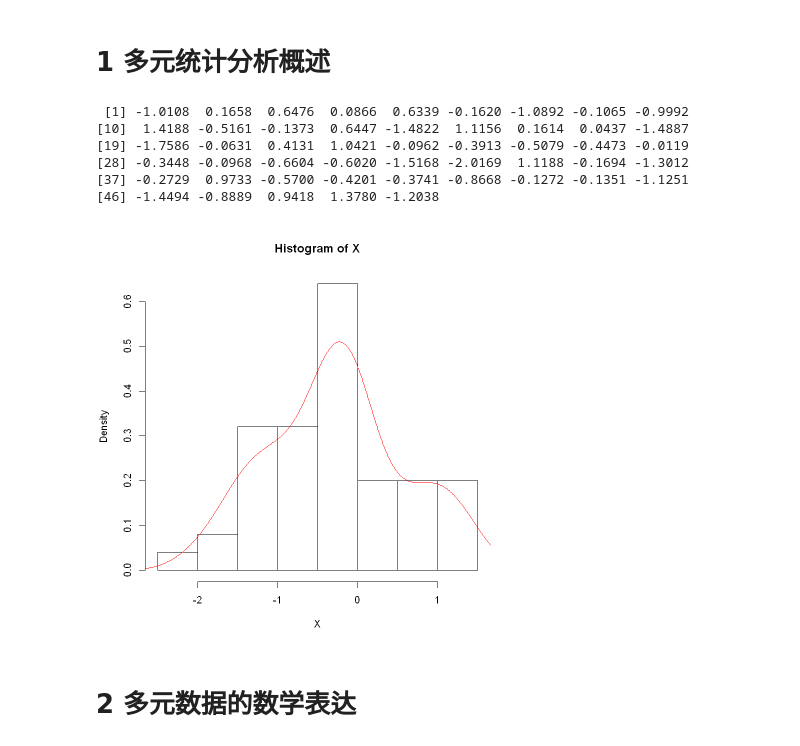
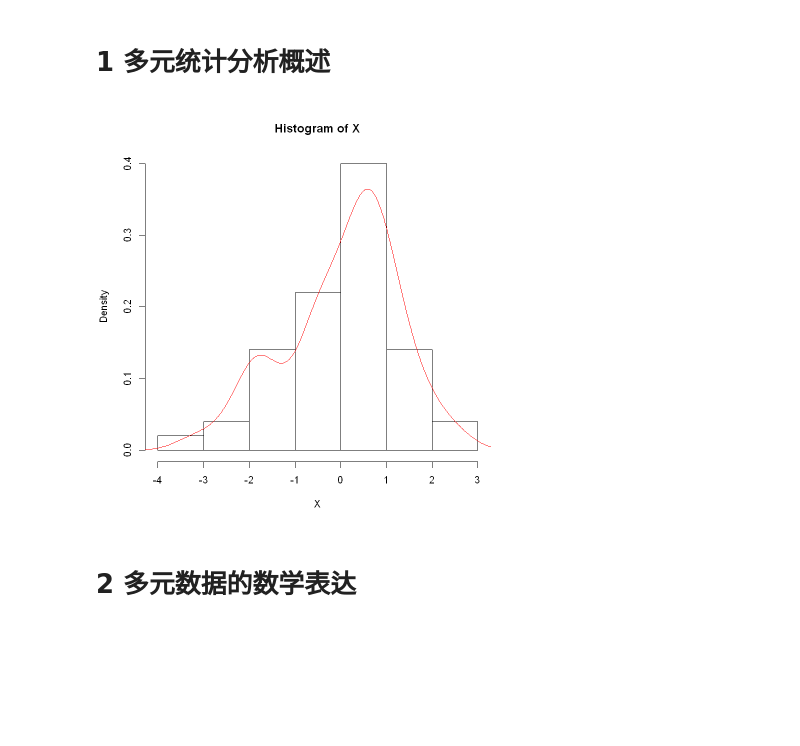
Before and after one commit to jdwbh/mvstats5, a Jupyter notebook: Jupyter笔记.ipynb, the cells around one changed output. Cells and saved outputs as stored; diff of their text form; code cells hidden in the pictures; blank space fills up the shorter version.

```diff
--- a/Jupyter笔记.ipynb
+++ b/Jupyter笔记.ipynb
@@ -9,17 +9,11 @@
 #【输出设置】
 #setwd("D:/mvstats5")              #设置目录
 # %%
-X=rnorm(50); round(X,4)            #产生50个标准正态随机数
+X=rnorm(50);                       #产生50个标准正态随机数
 hist(X,prob=TRUE)                  #做数据的直方图
 lines(density(X),col='red')        #添加密度函数曲线
 # %% [output]
- [1] -1.0108  0.1658  0.6476  0.0866  0.6339 -0.1620 -1.0892 -0.1065 -0.9992
-[10]  1.4188 -0.5161 -0.1373  0.6447 -1.4822  1.1156  0.1614  0.0437 -1.4887
-[19] -1.7586 -0.0631  0.4131  1.0421 -0.0962 -0.3913 -0.5079 -0.4473 -0.0119
-[28] -0.3448 -0.0968 -0.6604 -0.6020 -1.5168 -2.0169  1.1188 -0.1694 -1.3012
-[37] -0.2729  0.9733 -0.5700 -0.4201 -0.3741 -0.8668 -0.1272 -0.1351 -1.1251
-[46] -1.4494 -0.8889  0.9418  1.3780 -1.2038
-[figure, old version]
+[figure, new version]
 # %% [markdown]
 # 2 多元数据的数学表达
 # %% [markdown]
```
Also changed, not shown: parts of 3 cells of this notebook.
